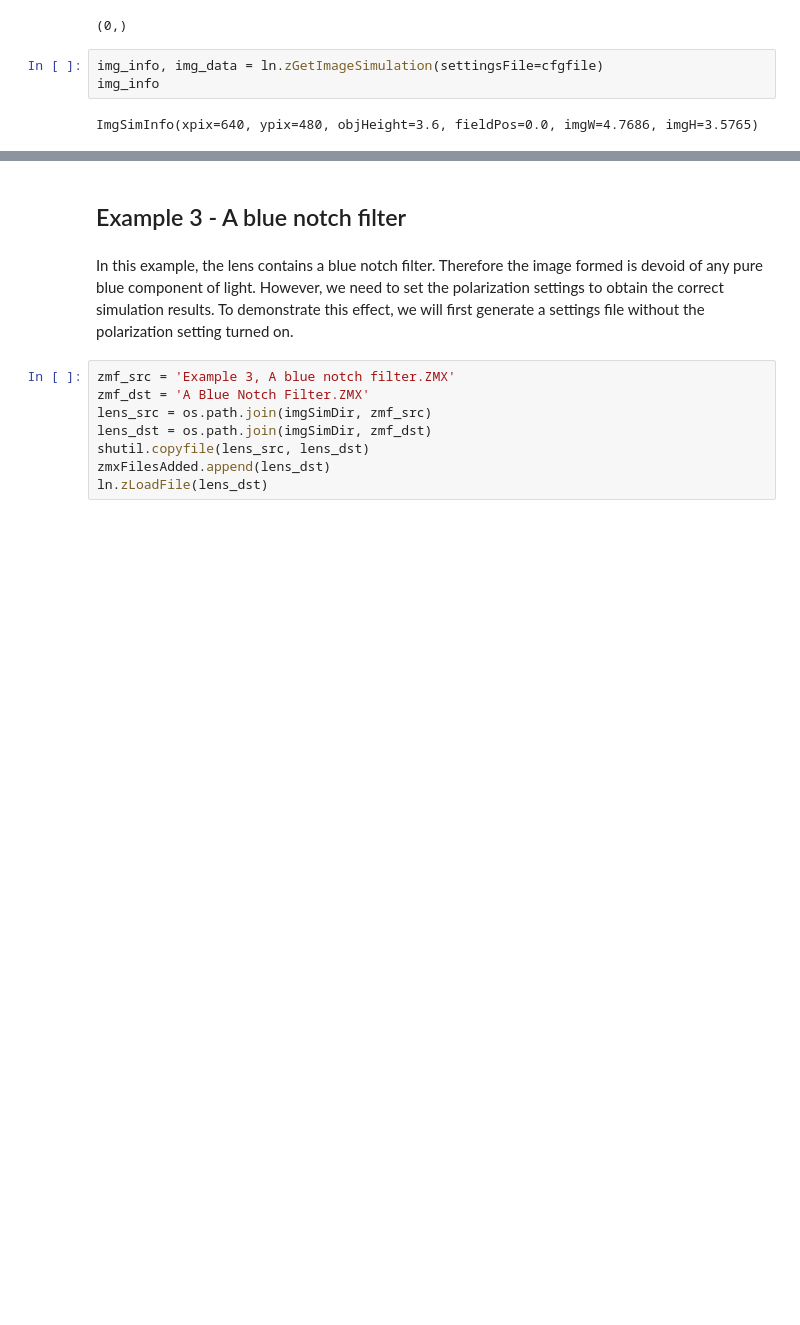
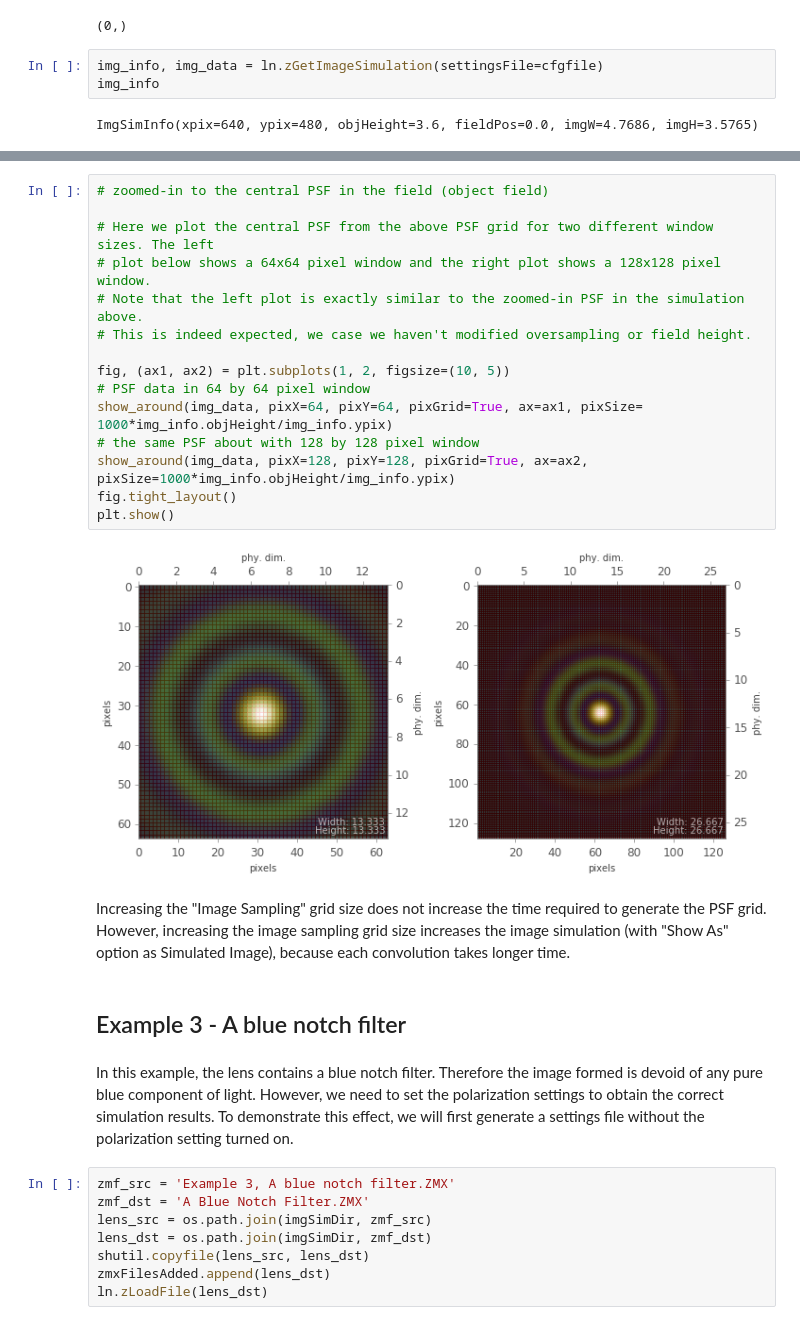
Before and after one commit to xzos/PyZDDE, a Jupyter notebook: Examples/IPNotebooks/04 Acquisition and analysis Image Simulation data from Zemax.ipynb, the cells around one changed output, grey strips where cells are left out. Saved outputs shown, nothing was run; the diff lists cells and outputs as text; blank space fills up the shorter version.

```diff
--- a/Examples/IPNotebooks/04 Acquisition and analysis Image Simulation data from Zemax.ipynb
+++ b/Examples/IPNotebooks/04 Acquisition and analysis Image Simulation data from Zemax.ipynb
@@ -527,3 +672,22 @@ show_around(img_data)
+# %%
+# zoomed-in to the central PSF in the field (object field)
+
+# Here we plot the central PSF from the above PSF grid for two different window sizes. The left
+# plot below shows a 64x64 pixel window and the right plot shows a 128x128 pixel window.
+# Note that the left plot is exactly similar to the zoomed-in PSF in the simulation above.
+# This is indeed expected, we case we haven't modified oversampling or field height.
+
+fig, (ax1, ax2) = plt.subplots(1, 2, figsize=(10, 5))
+# PSF data in 64 by 64 pixel window
+show_around(img_data, pixX=64, pixY=64, pixGrid=True, ax=ax1, pixSize= 1000*img_info.objHeight/img_info.ypix)
+# the same PSF about with 128 by 128 pixel window
+show_around(img_data, pixX=128, pixY=128, pixGrid=True, ax=ax2, pixSize=1000*img_info.objHeight/img_info.ypix)
+fig.tight_layout()
+plt.show()
+# %% [output]
+[figure, added]
+# %% [markdown]
+Increasing the "Image Sampling" grid size does not increase the time required to generate the PSF grid. However, increasing the image sampling grid size increases the image simulation (with "Show As" option as Simulated Image), because each convolution takes longer time.
 # %% [markdown]
 ## Example 3 - A blue notch filter
 # %% [markdown]
```
Also changed, not shown: parts of 53 cells of this notebook, 2 other files.
